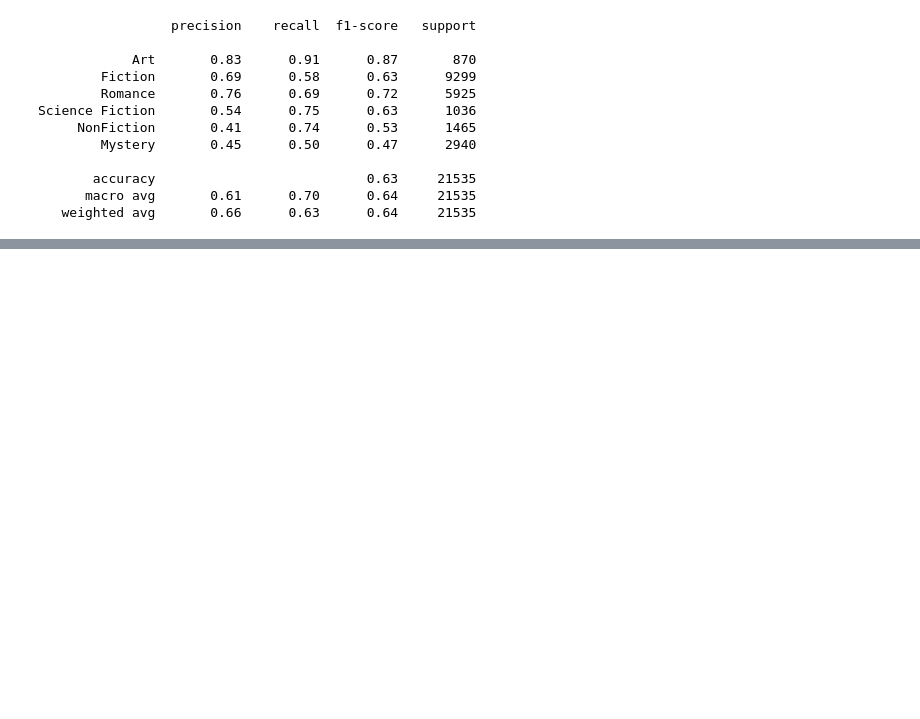
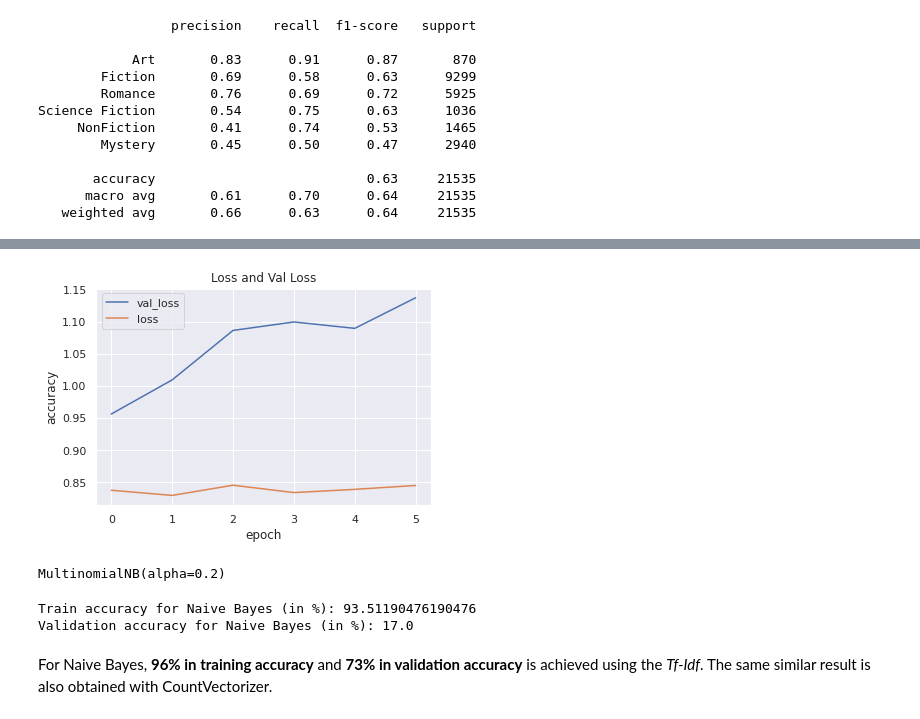
Before and after one commit to lwdovico/goodreads-book-reviews, a Jupyter notebook: Notebooks/Project final.ipynb, the cells around one changed output, grey strips where cells are left out. Cells and saved outputs as stored; diff of their text form; code cells hidden in the pictures; blank space fills up the shorter version.

```diff
--- a/Notebooks/Project final.ipynb
+++ b/Notebooks/Project final.ipynb
@@ -2660,0 +2815,18 @@ plt.legend(loc = 'upper right')
+# %%
+# take the matrix defined above with CountVectorizer
+embedding = umap_reduction(word_doc_matrix, 6)
+# %%
+X = pad_sequences(embedding)
+max_nwords = 20000
+max_seq_length = 6
+embedding_dim = 5
+# %%
+model = Sequential()
+model.add(Embedding(max_nwords, embedding_dim, input_length=max_seq_length))
+model.add(Bidirectional(LSTM(128, dropout=0.2, recurrent_dropout=0.2, activation = 'sigmoid')))
+model.add(Dropout(0.2))
+model.add(Dense(6, activation='softmax'))
+model.add(Dropout(0.2))
+
+model.compile(loss = 'binary_crossentropy', optimizer = 'adam', metrics = ['accuracy'])
+model.summary()
@@ -2660,0 +2857,4 @@ plt.legend(loc = 'upper right')
+# %%
+epochs = 10
+batch_size = 64
+history = model.fit(X, Y, epochs=epochs, batch_size=batch_size,validation_split=0.3,callbacks=[EarlyStopping(monitor='val_loss', patience=5, min_delta=0.0001)])
@@ -2660,0 +2874,10 @@ plt.legend(loc = 'upper right')
+# %%
+plt.plot(history.history['val_loss'])
+plt.plot(history.history['loss'])
+plt.title('Loss and Val Loss')
+plt.ylabel('accuracy')
+plt.xlabel('epoch')
+plt.legend(['val_loss', 'loss'], loc='upper left')
+plt.show()
+# %% [output]
+[figure, added]
@@ -2660,0 +2890,18 @@ plt.legend(loc = 'upper right')
+# %%
+# see performance on validation
+model_naive = MultinomialNB(alpha=0.2)
+model_naive.fit(Xtrain, Ytrain)
+# %% [output]
+MultinomialNB(alpha=0.2)
+# %%
+y_train_pred = model_naive.predict(Xtrain)
+y_pred = model_naive.predict(Xval)
+
+# comparing real values with predicted values
+print("Train accuracy for Naive Bayes (in %): {}".format(metrics.accuracy_score(Ytrain, y_train_pred)*100))
+print("Validation accuracy for Naive Bayes (in %): {}".format(metrics.accuracy_score(Yval, y_pred)*100))
+# %% [output]
+Train accuracy for Naive Bayes (in %): 93.51190476190476
+Validation accuracy for Naive Bayes (in %): 17.0
+# %% [markdown]
+For Naive Bayes, **96% in training accuracy** and **73% in validation accuracy** is achieved using the *Tf-Idf*. The same similar result is also obtained with CountVectorizer.
```
Also changed, not shown: parts of 137 cells of this notebook.
